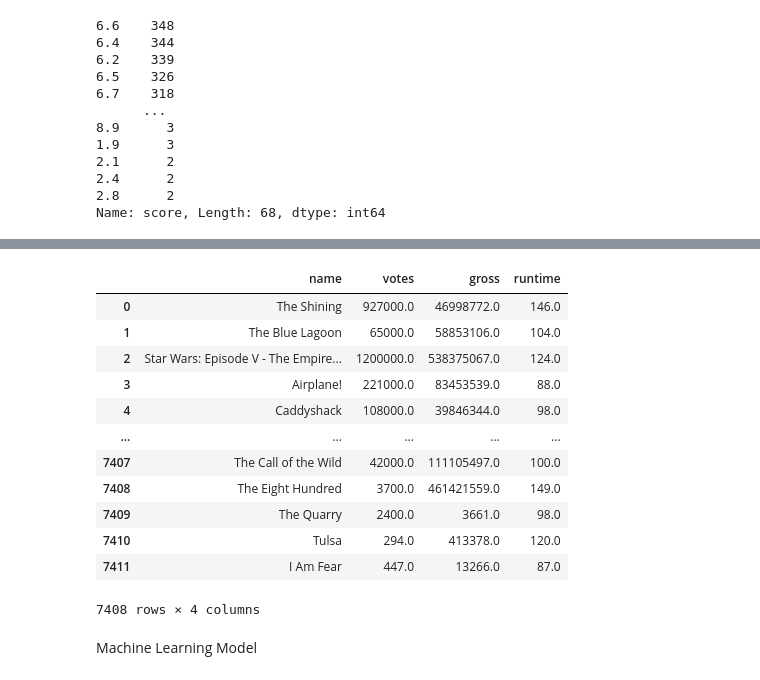
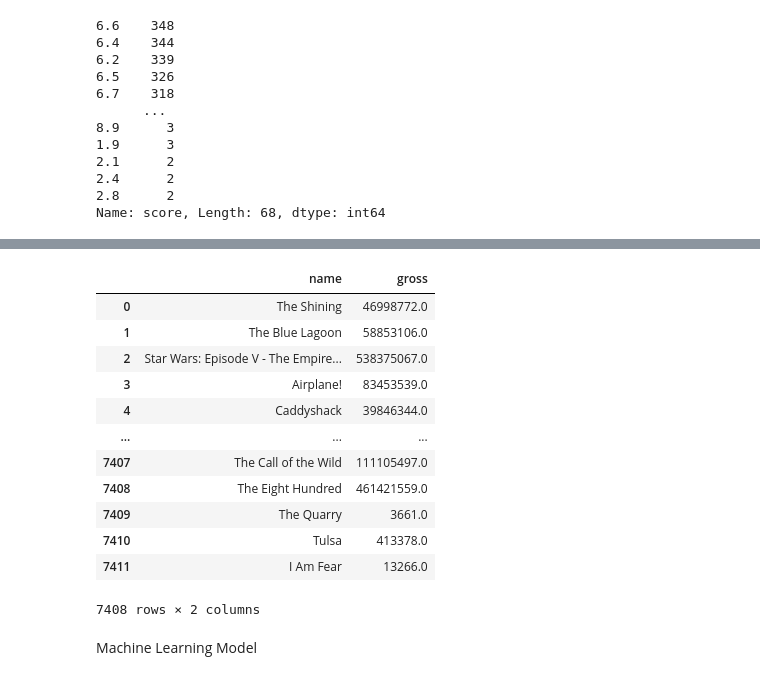
Before and after one commit to AleksKostrycka/Movie_Review_Project, a Jupyter notebook: Linear_Regression_Machine_Learning_Model.ipynb, the cells around one changed output, grey strips where cells are left out. Drawn from its saved outputs; the diff is of its cells as text; code cells hidden in the pictures.

```diff
--- a/Linear_Regression_Machine_Learning_Model.ipynb
+++ b/Linear_Regression_Machine_Learning_Model.ipynb
@@ -52,0 +111,8 @@ movies_df.head()
+# %%
+# Delete everything after date in released column
+movies_df['released'] = movies_df['released'].str.split('(').str[0]
+
+# Apply pd.to_datatime to released column
+movies_df['released'] = pd.to_datetime(movies_df['released']).dt.year
+movies_df['released'] = movies_df['released'].astype(str)
+movies_df
@@ -52,0 +133,7 @@ movies_df.head()
+# %%
+# Change object so string to merge
+inflation_df['DATE'] = inflation_df['DATE'].astype(str)
+
+# Rename DATE column in inflation df to released to match prior to merge
+inflation_df = inflation_df.rename(columns={'DATE':'released'})
+inflation_df
@@ -52,0 +154,4 @@ movies_df.head()
+# %%
+# Merge dataframes
+movies_df = pd.merge(movies_df, inflation_df, how = 'left', on= 'released')
+movies_df
@@ -52,0 +172,4 @@ movies_df.head()
+# %%
+# Adjust gross revenue for inflation
+movies_df['adjusted_gross'] = movies_df['gross']*movies_df['CPI_Multiplier']
+movies_df
@@ -325,21 +462,21 @@ movies_df
 # %%
 # Create DataFrame with 'gross' column to merge into .get_dummies() dataframe
-numeric_df = movies_df[['name','votes','gross','runtime']]
+numeric_df = movies_df[['name','gross']]
 numeric_df
 # %% [output]
-|  | name | votes | gross | runtime |
-| 0 | The Shining | 927000.0 | 46998772.0 | 146.0 |
-| 1 | The Blue Lagoon | 65000.0 | 58853106.0 | 104.0 |
-| 2 | Star Wars: Episode V - The Empire... | 1200000.0 | 538375067.0 | 124.0 |
-| 3 | Airplane! | 221000.0 | 83453539.0 | 88.0 |
-| 4 | Caddyshack | 108000.0 | 39846344.0 | 98.0 |
-| ... | ... | ... | ... | ... |
-| 7407 | The Call of the Wild | 42000.0 | 111105497.0 | 100.0 |
-| 7408 | The Eight Hundred | 3700.0 | 461421559.0 | 149.0 |
-| 7409 | The Quarry | 2400.0 | 3661.0 | 98.0 |
-| 7410 | Tulsa | 294.0 | 413378.0 | 120.0 |
-| 7411 | I Am Fear | 447.0 | 13266.0 | 87.0 |
+|  | name | gross |
+| 0 | The Shining | 46998772.0 |
+| 1 | The Blue Lagoon | 58853106.0 |
+| 2 | Star Wars: Episode V - The Empire... | 538375067.0 |
+| 3 | Airplane! | 83453539.0 |
+| 4 | Caddyshack | 39846344.0 |
+| ... | ... | ... |
+| 7407 | The Call of the Wild | 111105497.0 |
+| 7408 | The Eight Hundred | 461421559.0 |
+| 7409 | The Quarry | 3661.0 |
+| 7410 | Tulsa | 413378.0 |
+| 7411 | I Am Fear | 13266.0 |
-7408 rows × 4 columns
+7408 rows × 2 columns
 # %% [markdown]
 Machine Learning Model
 # %%
```
Also changed, not shown: parts of 24 cells of this notebook, 1 other file.
